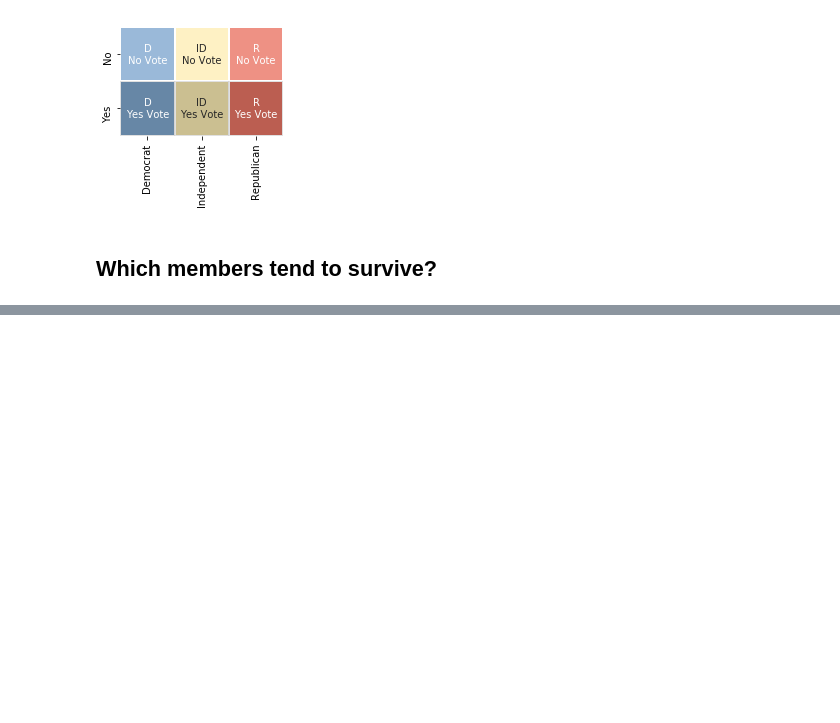
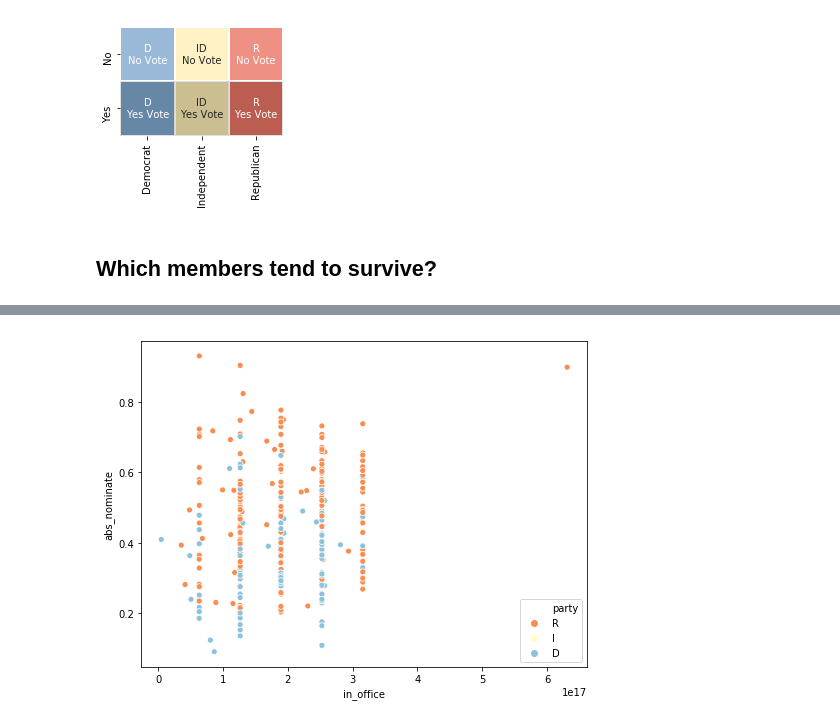
Before and after one commit to Nhorning/Congressional_Survival, a Jupyter notebook: Exploratory Data Analysis.ipynb, the cells around one changed output, grey strips where cells are left out. Saved outputs shown, nothing was run; the diff lists cells and outputs as text; code cells hidden in the pictures; blank space fills up the shorter version.

```diff
--- a/Exploratory Data Analysis.ipynb
+++ b/Exploratory Data Analysis.ipynb
@@ -668,0 +708,10 @@ plt.show()
+# %%
+
+df['abs_nominate'] = abs(df.dw_nominate)
+f, ax, = plt.subplots(1,1, figsize=(8,6))
+palette = sns.color_palette('RdYlBu',3)
+sns.scatterplot('in_office','abs_nominate','party', hue_order=['R','I','D'],
+            data=df, ax=ax, palette=palette)
+plt.show()
+# %% [output]
+[figure, added]
```
Also changed, not shown: parts of 9 cells of this notebook.
